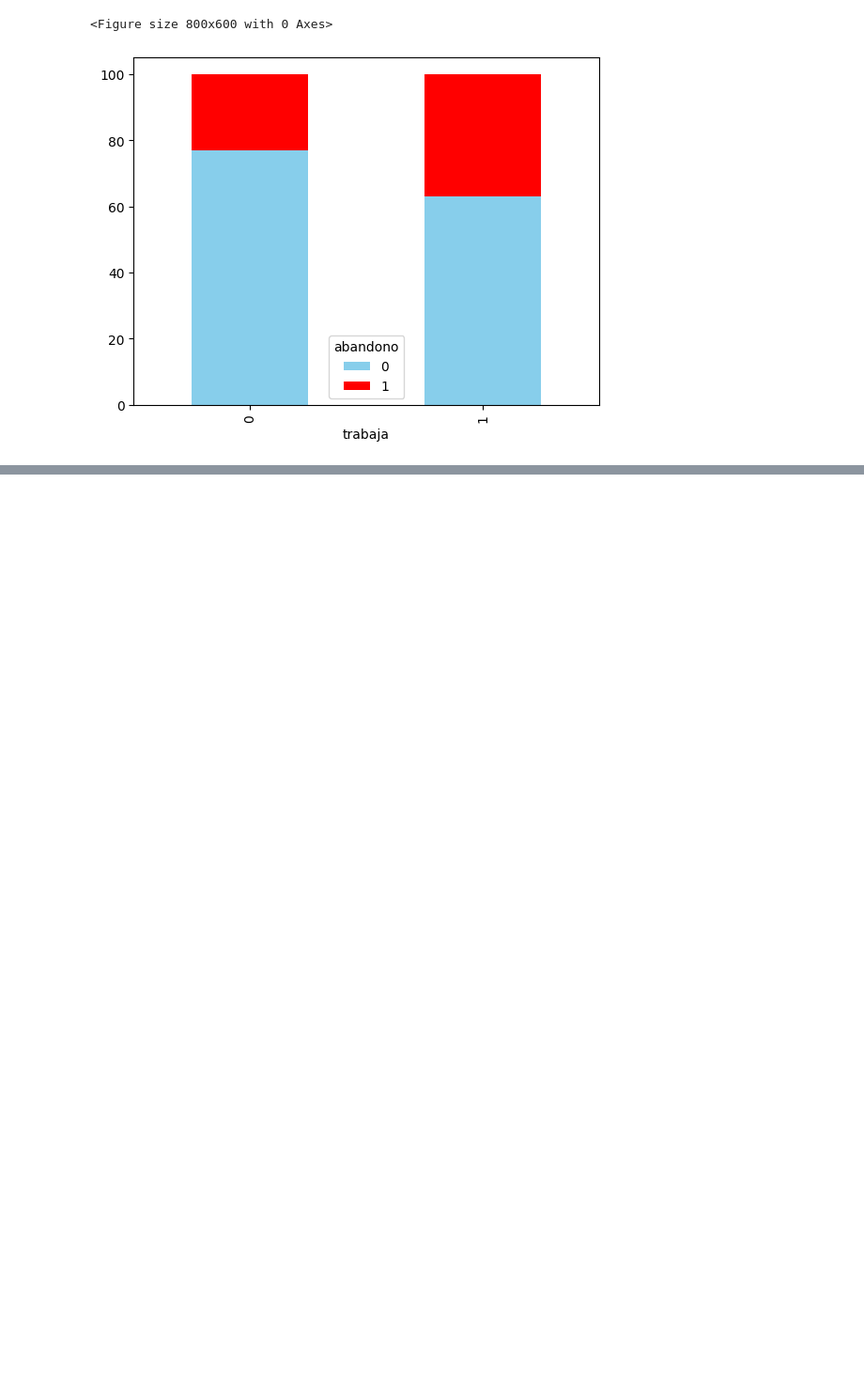
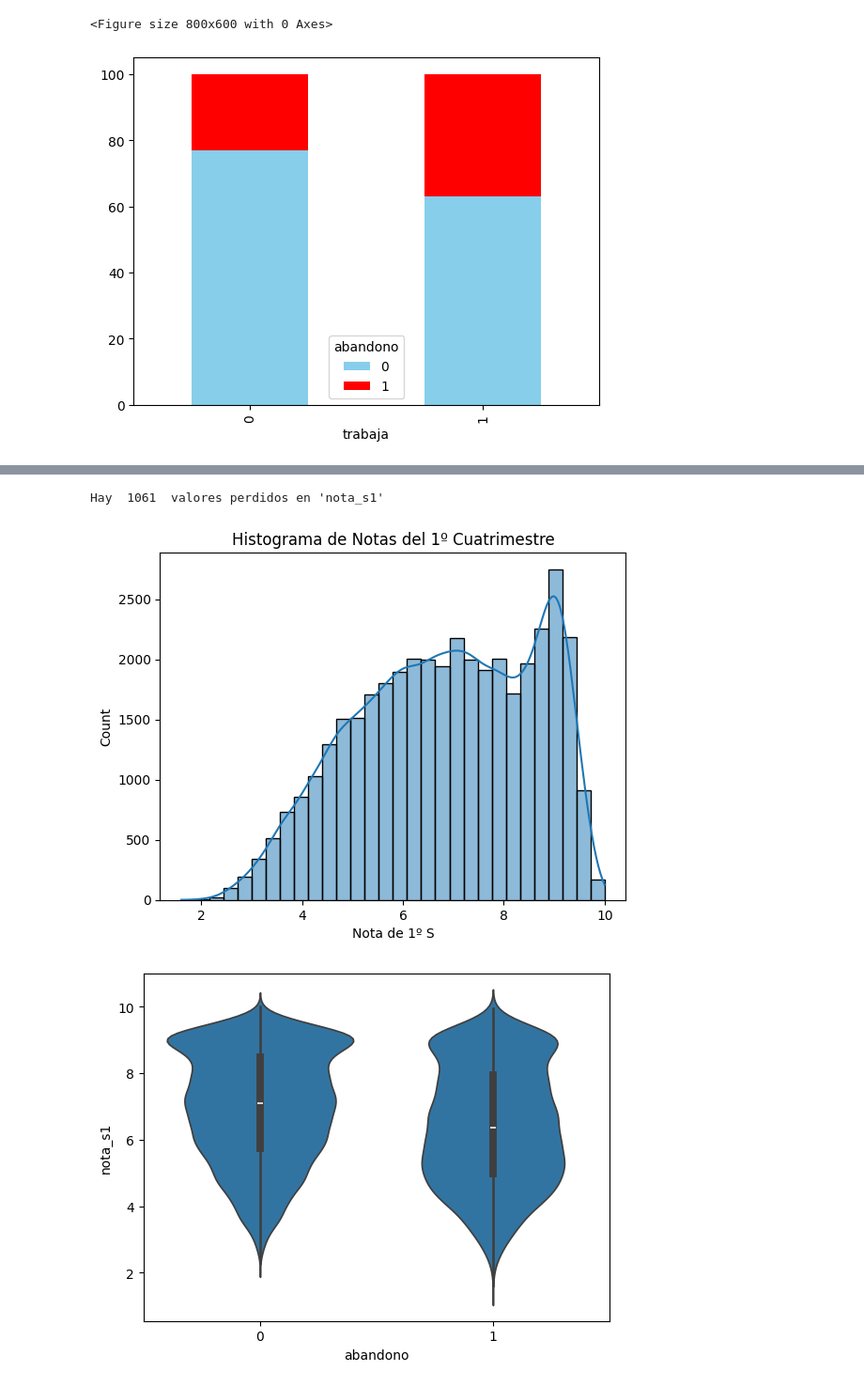
Before and after one commit to Marcos-Wth/Practica_1_Mineria_de_Datos, a Jupyter notebook: Práctica 1 - Análisis, procesamiento y validación .ipynb, the cells around one changed output, grey strips where cells are left out. Shown at 94% size. Cells and saved outputs as stored; diff of their text form; code cells hidden in the pictures; blank space fills up the shorter version.

```diff
--- a/Práctica 1 - Análisis, procesamiento y validación .ipynb
+++ b/Práctica 1 - Análisis, procesamiento y validación .ipynb
@@ -257,0 +263,16 @@ Hay  0  valores perdidos en 'nota_acceso'
+# %%
+# variable nota_s1
+perdidos = df_train['nota_s1'].isna().sum()
+print("Hay ",perdidos, " valores perdidos en 'nota_s1'")
+
+sns.histplot(df_train['nota_s1'], bins=30, kde=True)
+plt.title('Histograma de Notas del 1º Cuatrimestre')
+plt.xlabel('Nota de 1º S')
+plt.show()
+
+sns.violinplot(x='abandono', y='nota_s1', data=df_train)
+plt.show()
+# %% [output]
+Hay  1061  valores perdidos en 'nota_s1'
+[figure, added]
+[figure, added]
```
Also changed, not shown: parts of 12 cells of this notebook, 1 other file.
